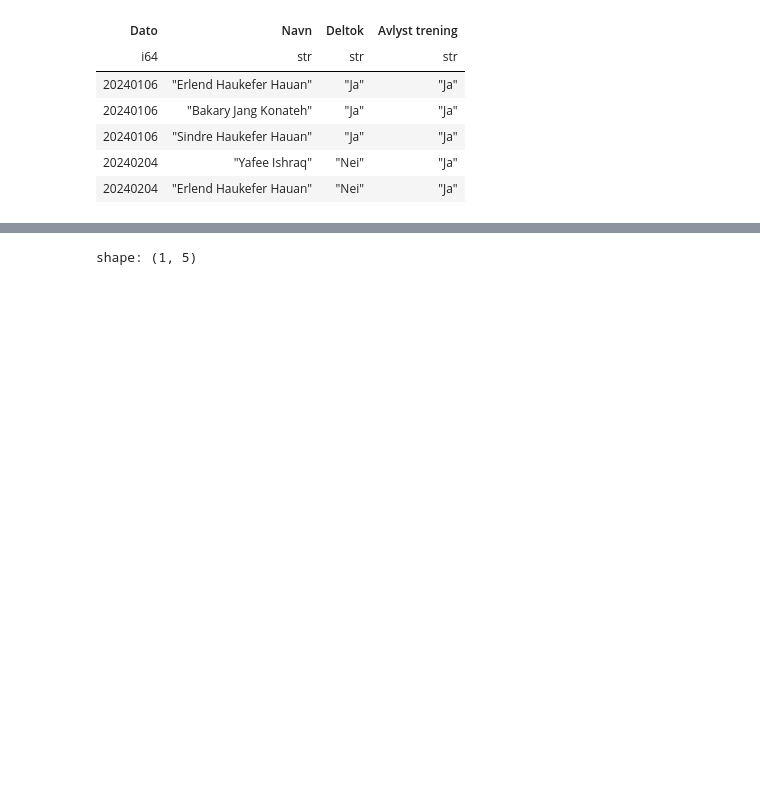
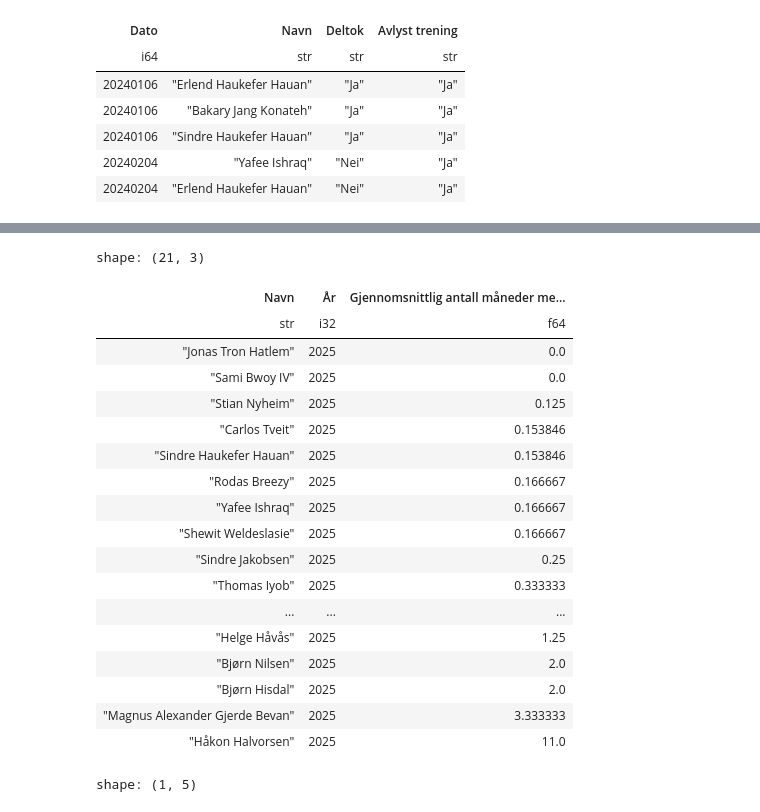
Before and after one commit to PolarsDude/treningsstatistikk-, a Jupyter notebook: test_fil.ipynb, the cells around one changed output, grey strips where cells are left out. Drawn from its saved outputs; the diff is of its cells as text; code cells hidden in the pictures; blank space fills up the shorter version.

```diff
--- a/test_fil.ipynb
+++ b/test_fil.ipynb
@@ -61,3 +87,41 @@ shape: (5, 10)
+# %%
+pl.Config.set_tbl_rows(25)
+
+# Dette gir egentlig feil bilde. For alle som har stemt må vi i datasettet, må vi skrive dem inn i de treningsdatoene de ikke har stemt på
+(df
+.sort(by = ['Navn','Dato'])
+.filter(pl.col('Avlyst trening')=='Nei',
+        pl.col('Deltok')=='Ja'
+        )
+.with_columns(pl.col('Dato').shift(1).over('Navn').alias('Forrige trening'))
+.drop_nulls('Forrige trening')
+
+.with_columns(xdt.month_delta('Forrige trening','Dato').alias('Antall måneder'))
+.group_by('Navn','År')
+.agg(pl.col('Antall måneder').mean().alias('Gjennomsnittlig antall måneder mellom treninger'))
+.sort(by = ['Gjennomsnittlig antall måneder mellom treninger'])
+.filter(pl.col('År')==2025)
+)
+# %% [output]
+shape: (21, 3)
+| Navn | År | Gjennomsnittlig antall måneder me... |
+| str | i32 | f64 |
+| "Jonas Tron Hatlem" | 2025 | 0.0 |
+| "Sami Bwoy IV" | 2025 | 0.0 |
+| "Stian Nyheim" | 2025 | 0.125 |
+| "Carlos Tveit" | 2025 | 0.153846 |
+| "Sindre Haukefer Hauan" | 2025 | 0.153846 |
+| "Rodas Breezy" | 2025 | 0.166667 |
+| "Yafee Ishraq" | 2025 | 0.166667 |
+| "Shewit Weldeslasie" | 2025 | 0.166667 |
+| "Sindre Jakobsen" | 2025 | 0.25 |
+| "Thomas Iyob" | 2025 | 0.333333 |
+| ... | ... | ... |
+| "Helge Håvås" | 2025 | 1.25 |
+| "Bjørn Nilsen" | 2025 | 2.0 |
+| "Bjørn Hisdal" | 2025 | 2.0 |
+| "Magnus Alexander Gjerde Bevan" | 2025 | 3.333333 |
+| "Håkon Halvorsen" | 2025 | 11.0 |
 # %%
 treningsstreak = (df
 .filter(pl.col('Avlyst trening')=='Nei',
```
Also changed, not shown: parts of 5 cells of this notebook.
